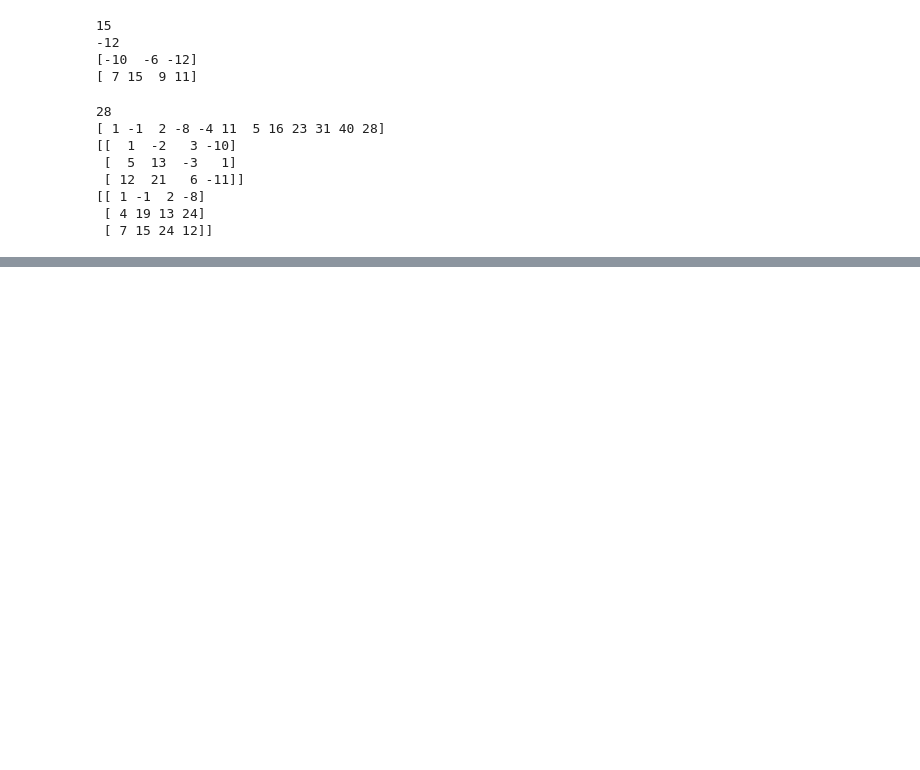
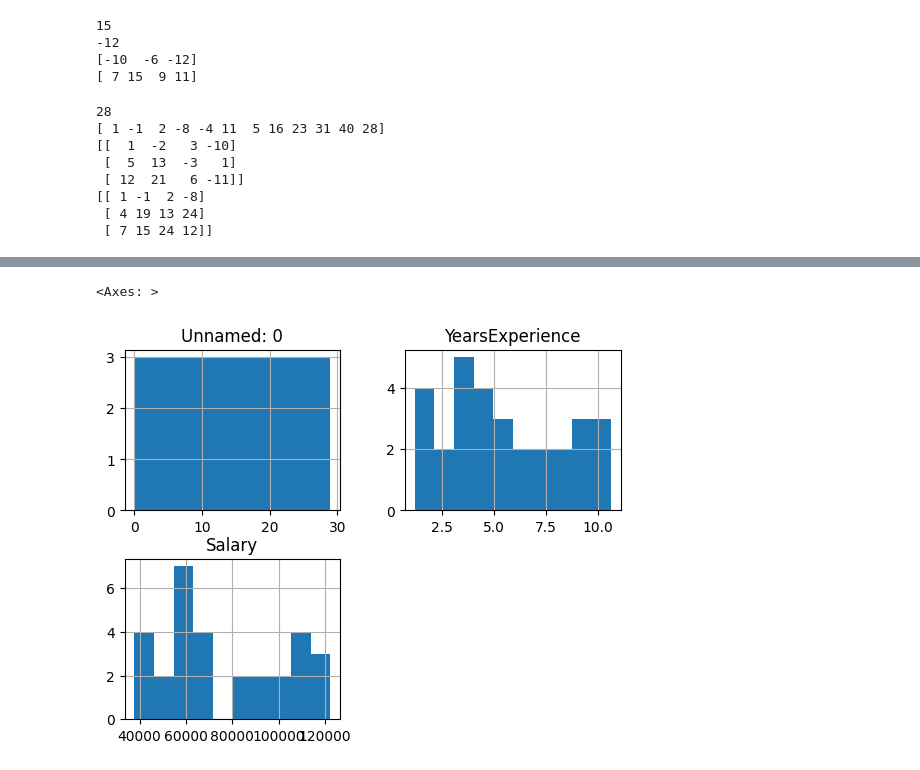
Before and after one commit to K-Saritha/ML-LAB, a Jupyter notebook: week1(ml).ipynb, the cells around one changed output, grey strips where cells are left out. Drawn from its saved outputs; the diff is of its cells as text; code cells hidden in the pictures; blank space fills up the shorter version.

```diff
--- a/week1(ml).ipynb
+++ b/week1(ml).ipynb
@@ -224,0 +241,7 @@ print(arr.cumsum(axis=1))
+# %%
+import pandas as pd
+data=pd.read_csv("/content/Salary_dataset_simple_linear_reg - Salary_dataset_simple_linear_reg (1).csv")
+data.hist()
+# %% [output]
+<Axes: >
+[figure, added]
```
Also changed, not shown: parts of 7 cells of this notebook.
